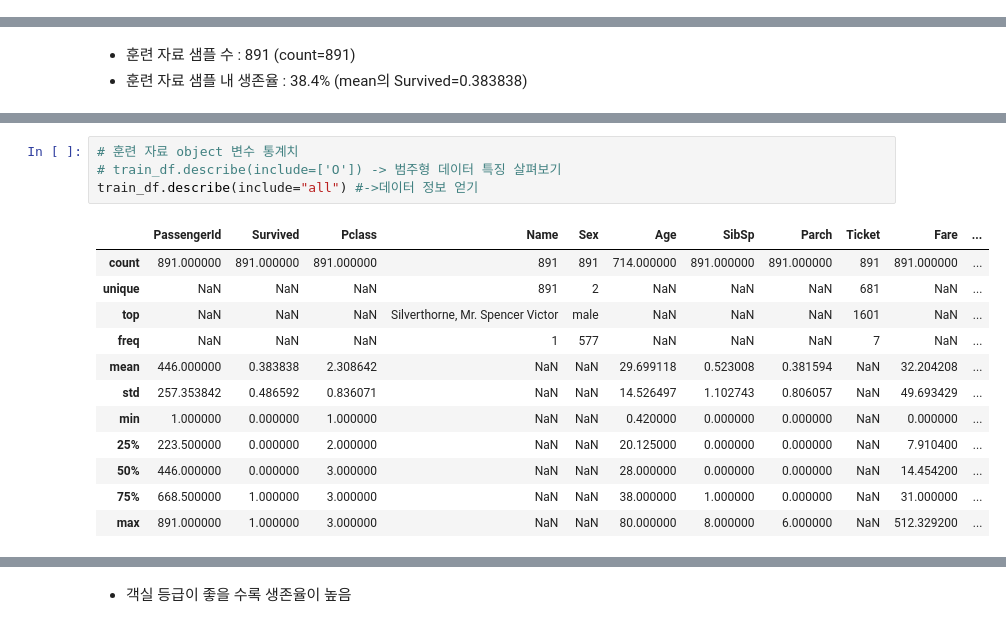
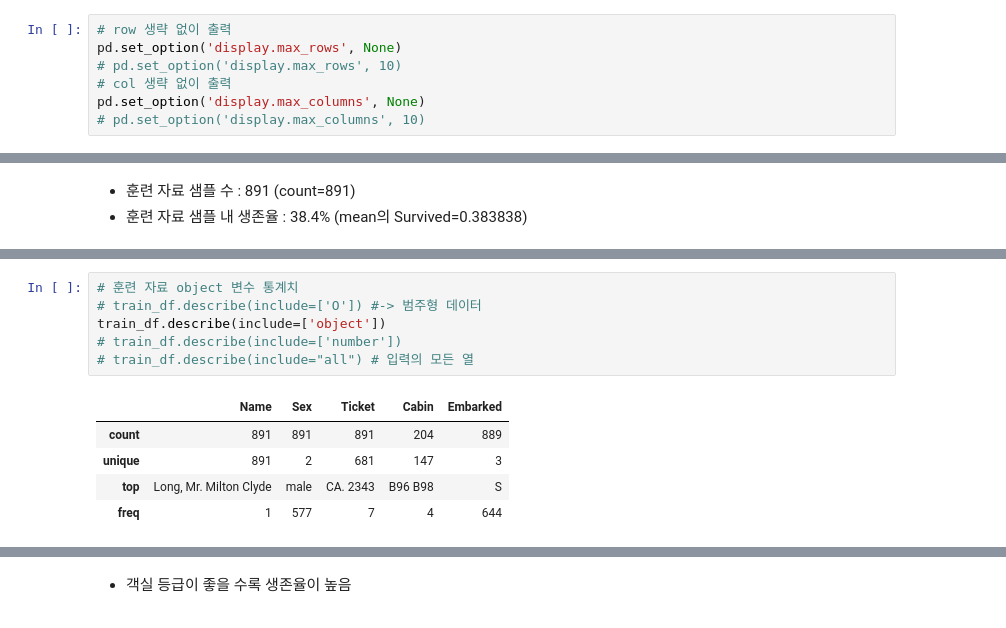
Before and after one commit to euneun316/Kaggle, a Jupyter notebook: Titanic-Machine_Learning_from_Disaster/Titanic_Machine_Learning_from_Disaster.ipynb, the cells around one changed output, grey strips where cells are left out. Drawn from its saved outputs; the diff is of its cells as text.

```diff
--- a/Titanic-Machine_Learning_from_Disaster/Titanic_Machine_Learning_from_Disaster.ipynb
+++ b/Titanic-Machine_Learning_from_Disaster/Titanic_Machine_Learning_from_Disaster.ipynb
@@ -282,3 +326,10 @@ https://ko.wikipedia.org/wiki/RMS_%ED%83%80%EC%9D%B4%ED%83%80%EB%8B%89
+# %%
+# row 생략 없이 출력
+pd.set_option('display.max_rows', None)
+# pd.set_option('display.max_rows', 10)
+# col 생략 없이 출력
+pd.set_option('display.max_columns', None)
+# pd.set_option('display.max_columns', 10)
 # %%
 train_df=pd.read_csv("train.csv")
 test_df=pd.read_csv("test.csv")
@@ -426,17 +575,12 @@ train_df.describe()
 # %%
 # 훈련 자료 object 변수 통계치
-# train_df.describe(include=['O']) -> 범주형 데이터 특징 살펴보기
-train_df.describe(include="all") #->데이터 정보 얻기
+# train_df.describe(include=['O']) #-> 범주형 데이터
+train_df.describe(include=['object'])
+# train_df.describe(include=['number'])
+# train_df.describe(include="all") # 입력의 모든 열
 # %% [output]
-|  | PassengerId | Survived | Pclass | Name | Sex | Age | SibSp | Parch | Ticket | Fare | ... |
-| count | 891.000000 | 891.000000 | 891.000000 | 891 | 891 | 714.000000 | 891.000000 | 891.000000 | 891 | 891.000000 | ... |
-| unique | NaN | NaN | NaN | 891 | 2 | NaN | NaN | NaN | 681 | NaN | ... |
-| top | NaN | NaN | NaN | Silverthorne, Mr. Spencer Victor | male | NaN | NaN | NaN | 1601 | NaN | ... |
-| freq | NaN | NaN | NaN | 1 | 577 | NaN | NaN | NaN | 7 | NaN | ... |
-| mean | 446.000000 | 0.383838 | 2.308642 | NaN | NaN | 29.699118 | 0.523008 | 0.381594 | NaN | 32.204208 | ... |
-| std | 257.353842 | 0.486592 | 0.836071 | NaN | NaN | 14.526497 | 1.102743 | 0.806057 | NaN | 49.693429 | ... |
-| min | 1.000000 | 0.000000 | 1.000000 | NaN | NaN | 0.420000 | 0.000000 | 0.000000 | NaN | 0.000000 | ... |
-| 25% | 223.500000 | 0.000000 | 2.000000 | NaN | NaN | 20.125000 | 0.000000 | 0.000000 | NaN | 7.910400 | ... |
-| 50% | 446.000000 | 0.000000 | 3.000000 | NaN | NaN | 28.000000 | 0.000000 | 0.000000 | NaN | 14.454200 | ... |
-| 75% | 668.500000 | 1.000000 | 3.000000 | NaN | NaN | 38.000000 | 1.000000 | 0.000000 | NaN | 31.000000 | ... |
-| max | 891.000000 | 1.000000 | 3.000000 | NaN | NaN | 80.000000 | 8.000000 | 6.000000 | NaN | 512.329200 | ... |
+|  | Name | Sex | Ticket | Cabin | Embarked |
+| count | 891 | 891 | 891 | 204 | 889 |
+| unique | 891 | 2 | 681 | 147 | 3 |
+| top | Long, Mr. Milton Clyde | male | CA. 2343 | B96 B98 | S |
+| freq | 1 | 577 | 7 | 4 | 644 |
```
Also changed, not shown: parts of 107 cells of this notebook.
